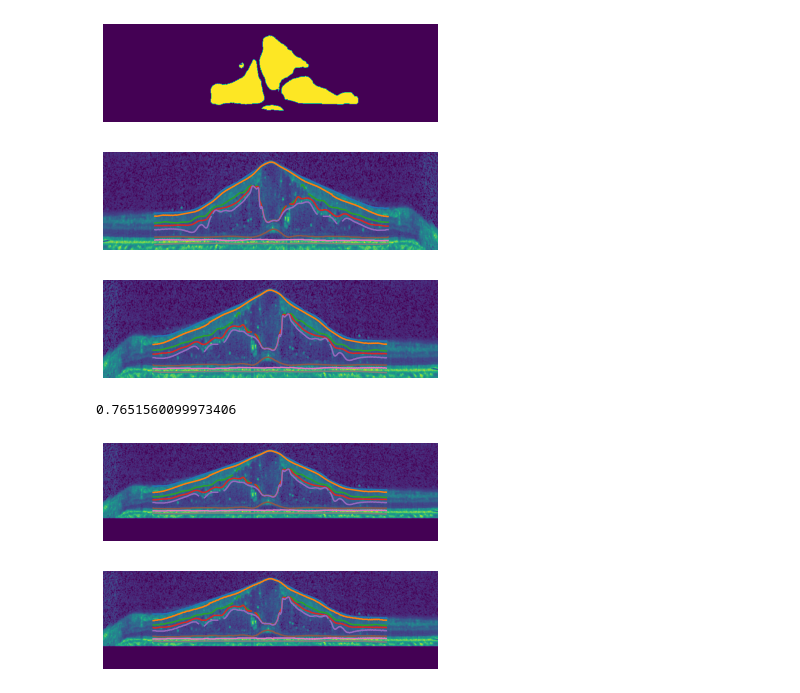
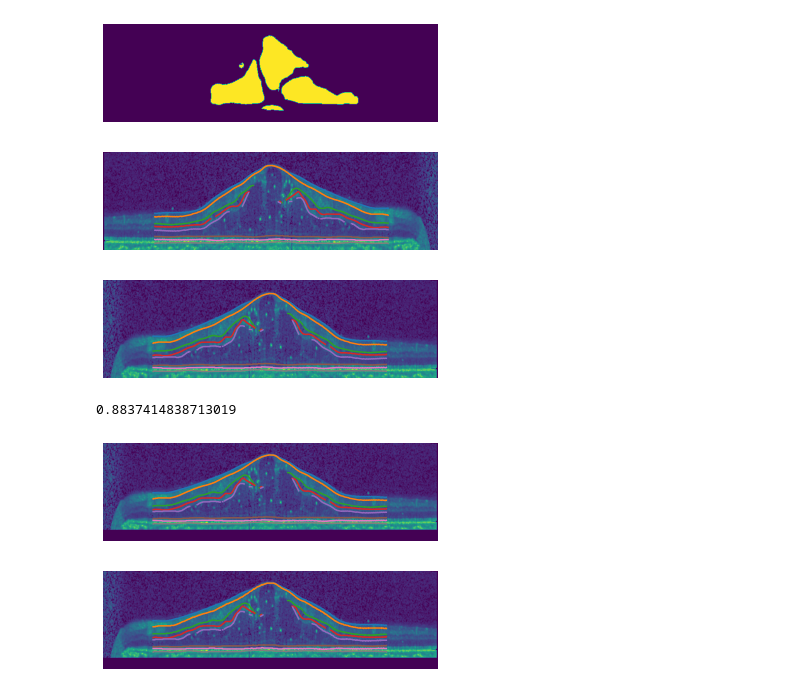
Before and after one commit to chentong1023/FC_OCT, a Jupyter notebook: data_process/dme_visual.ipynb, the cells around one changed output. Saved outputs shown, nothing was run; the diff lists cells and outputs as text; code cells hidden in the pictures.

```diff
--- a/data_process/dme_visual.ipynb
+++ b/data_process/dme_visual.ipynb
@@ -43,7 +43,7 @@ plt.show()
 import matplotlib.image as mpimg
 import cv2
 
-dicts = list[5]
+dicts = list[6]
 image0_path = os.path.join(image_path, dicts['image_name'])
 bds = np.array(dicts['bds'], dtype=np.float32)
 img = mpimg.imread(image0_path)
@@ -71,35 +71,35 @@ plt.show()
 sf = 0.3
 scale = np.clip(np.random.randn() * sf + 1, 1 - sf, 1 + sf)
 print(scale)
 (h, w) = img.shape
 M = np.float32([[1, 0, 0], [0, scale, 0]])
 img = cv2.warpAffine(img, M, (w, h))
 plt.imshow(img)
 plt.axis('off')
 C = len(bds)
 
 for i in range(C):
     x = range(len(bds[i]))
     y = []
     for j in bds[i]:
         if j == None:
             y.append(j)
         else:
             y.append(j * scale)
     plt.plot(x, y)
 plt.show()
 
 plt.imshow(img)
 plt.axis('off')
 C = len(bds)
 for i in range(C):
     x = range(len(bds[i]))
     y = np.clip(np.round(bds[i] * scale), 0, img.shape[0] - 1)
     plt.plot(x, y)
 plt.show()
 # %% [output]
-[figure, old version]
+[figure, new version]
-[figure, old version]
+[figure, new version]
-0.7651560099973406
+0.8837414838713019
-[figure, old version]
+[figure, new version]
-[figure, old version]
+[figure, new version]
```
Also changed, not shown: 10 other files.
